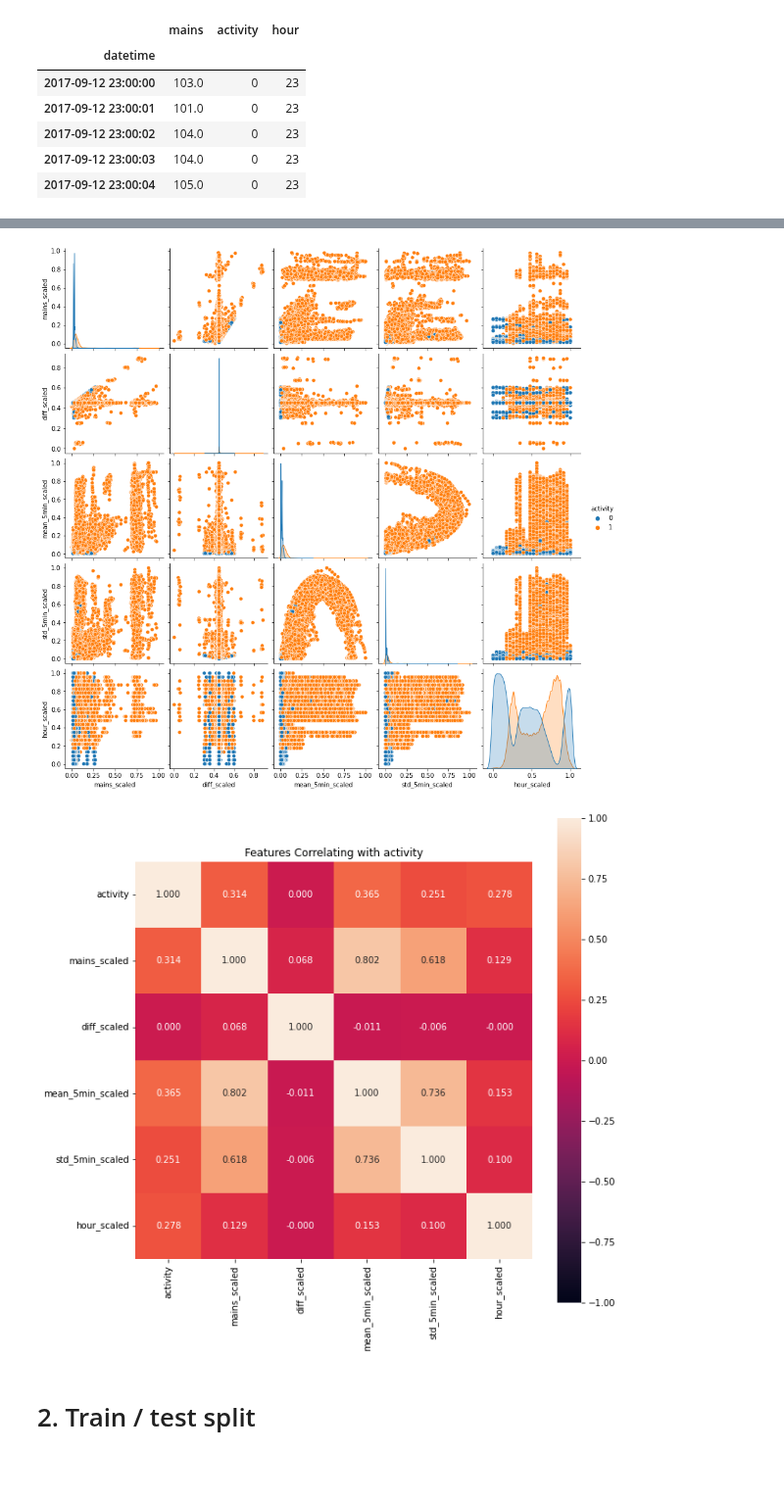
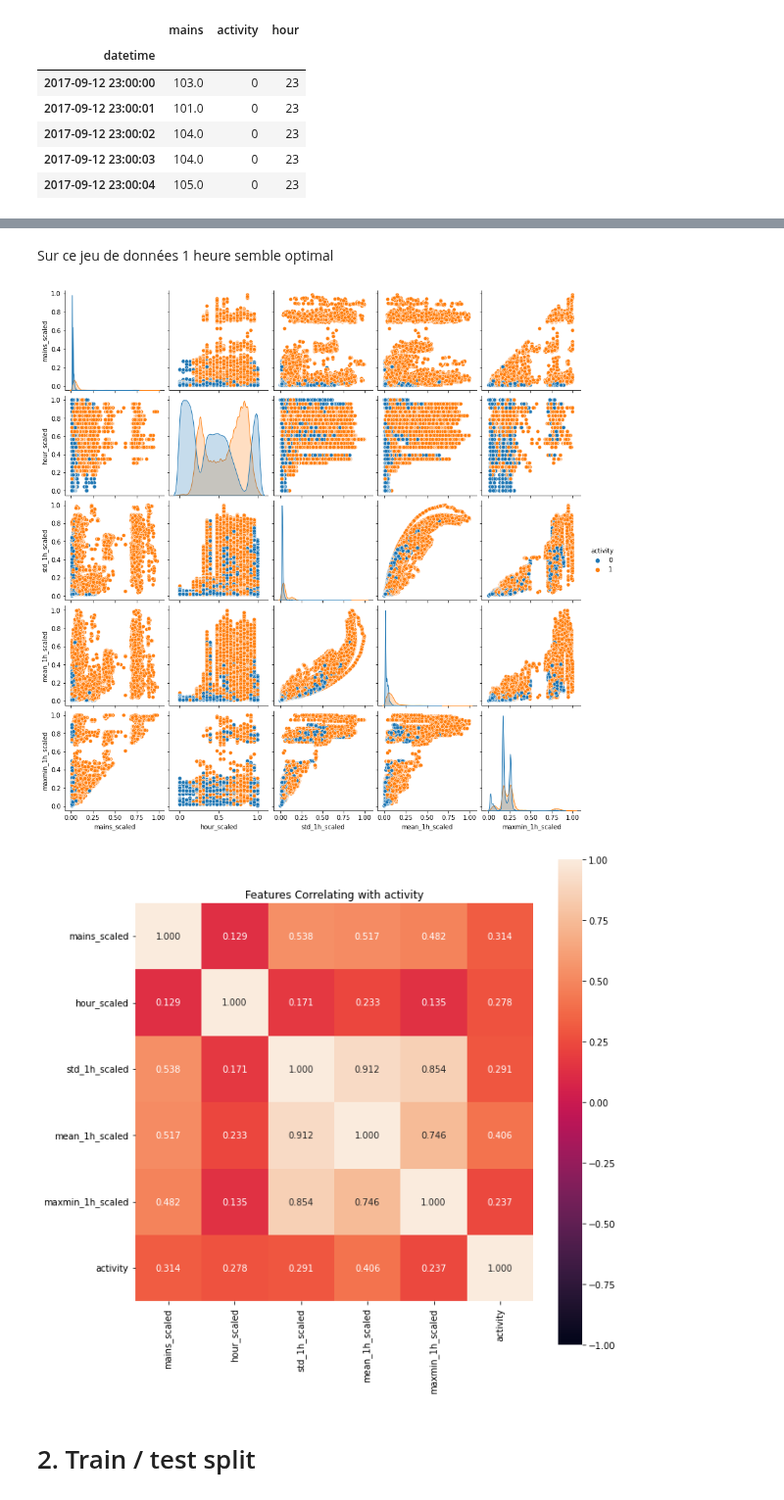
Before and after one commit to hugo-mi/Activity_Detection_From_Electrical_Consumption_Load_Curves, a Jupyter notebook: Exploratory Data Analysis/classification_house2.ipynb, the cells around one changed output, grey strips where cells are left out. Shown at 98% size. Drawn from its saved outputs; the diff is of its cells as text; code cells hidden in the pictures; blank space fills up the shorter version.

```diff
--- a/Exploratory Data Analysis/classification_house2.ipynb
+++ b/Exploratory Data Analysis/classification_house2.ipynb
@@ -35,0 +34,18 @@ house1_power_norm = house2_power_norm.dropna()
+# %%
+scaler = MinMaxScaler()
+
+all_windows = ['2min', '5min', '10min', '30min', '1h', '2h', '3h', '5h', '12h']
+
+house2_power_norm = pd.DataFrame()
+house2_power_norm['activity'] = house2_power_blk1['activity'].values
+house2_power_norm['mains_scaled'] = scaler.fit_transform(house2_power_blk1['mains'].values.reshape(-1,1))
+house2_power_norm['diff_scaled'] = scaler.fit_transform(house2_power_blk1['mains'].diff(1).values.reshape(-1,1))
+house2_power_norm['hour_scaled'] = scaler.fit_transform(house2_power_blk1['hour'].values.reshape(-1,1))
+
+for rolling_window in all_windows:
+    df_rolling = house2_power_blk1['mains'].rolling(rolling_window)
+    house2_power_norm['mean_'+rolling_window+'_scaled'] = scaler.fit_transform(df_rolling.mean().values.reshape(-1,1))
+    house2_power_norm['std_'+rolling_window+'_scaled'] = scaler.fit_transform(df_rolling.std().values.reshape(-1,1))
+    house2_power_norm['maxmin_'+rolling_window+'_scaled'] = scaler.fit_transform(df_rolling.max().values.reshape(-1,1)-df_rolling.min().values.reshape(-1,1))
+
+house2_power_norm = house2_power_norm.dropna()
@@ -36,13 +67,18 @@ house1_power_norm = house2_power_norm.dropna()
+# %% [markdown]
+Sur ce jeu de données 1 heure semble optimal
+# %%
+best_window = '1h'
+features_col = ['mains_scaled', 'hour_scaled'] + [func+best_window+'_scaled' for func in ['std_', 'mean_', 'maxmin_']]
 # %%
-sns.pairplot(house1_power_norm.sample(frac=0.1), hue='activity');
+sns.pairplot(house2_power_norm[features_col + ['activity']].sample(frac=0.1), hue='activity');
 # %% [output]
-[figure, old version]
+[figure, new version]
 # %%
 plt.figure(figsize=(10, 10))
-ax = sns.heatmap(house2_power_norm.corr(), vmin=-1, vmax=1, annot=True, fmt='.3f', square=True)
+ax = sns.heatmap(house2_power_norm[features_col + ['activity']].corr(), vmin=-1, vmax=1, annot=True, fmt='.3f', square=True)
 ax.set_title('Features Correlating with activity');
 # %% [output]
-[figure, old version]
+[figure, new version]
 # %% [markdown]
 # 2. Train / test split
 # %%
```
Also changed, not shown: parts of 9 cells of this notebook, 2 other files.
